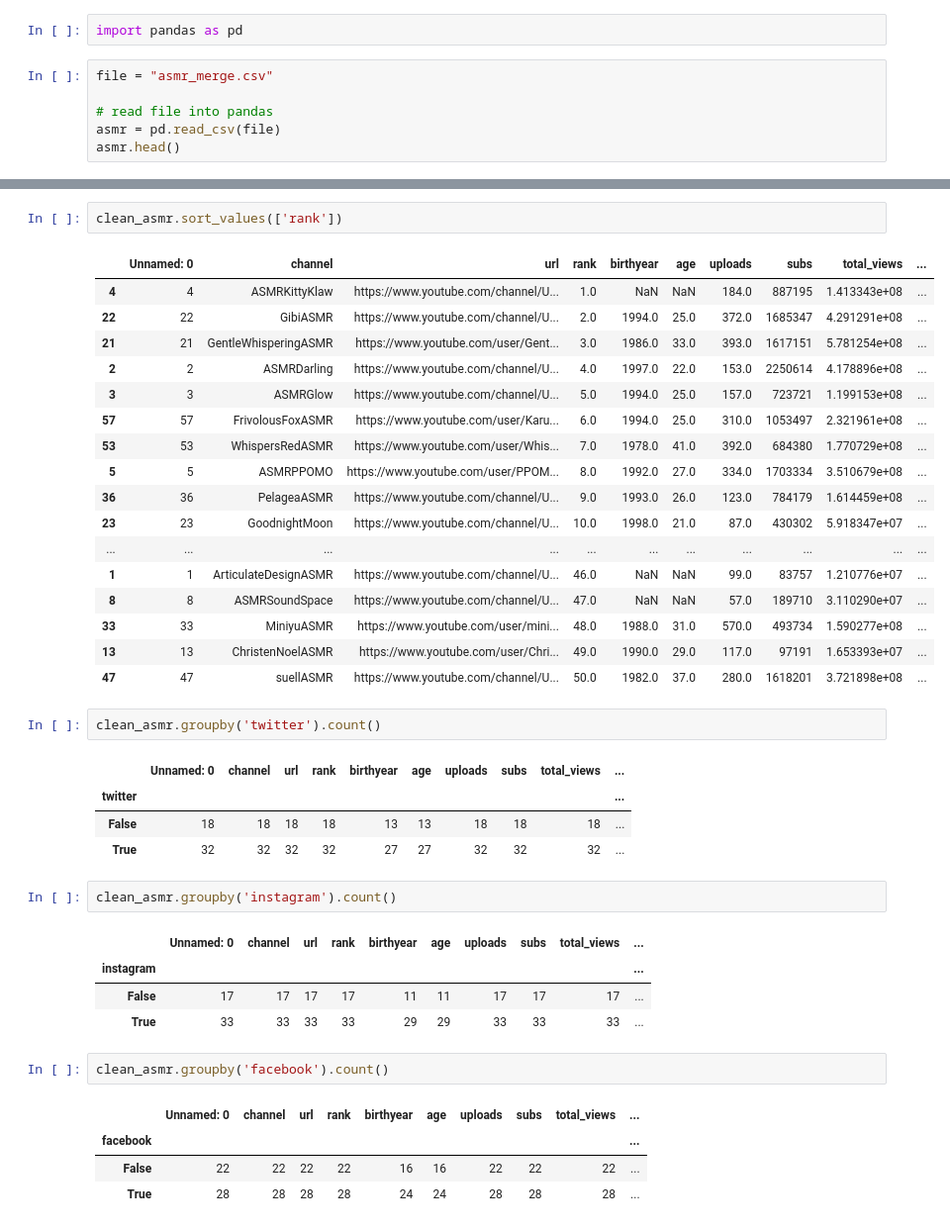
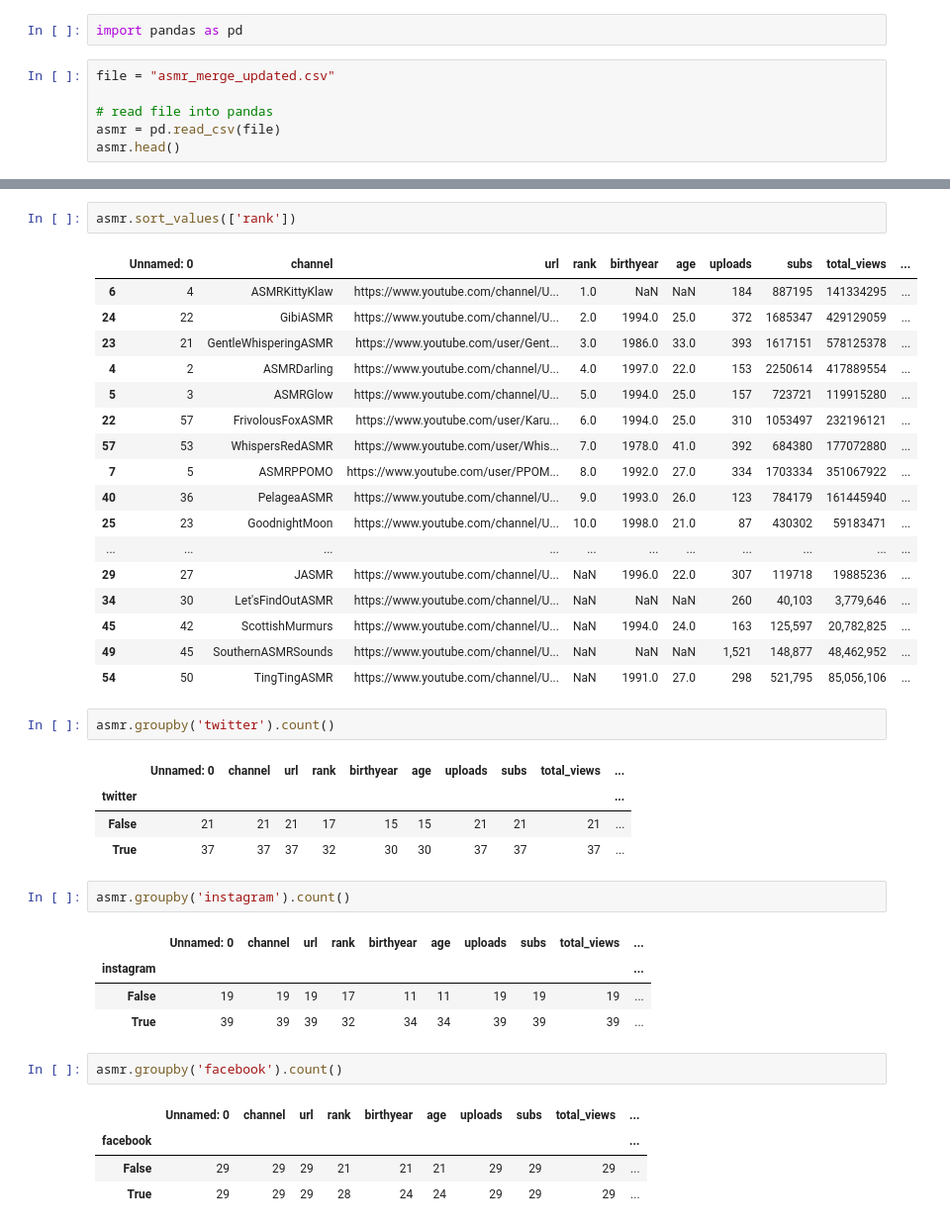
Before and after one commit to shortpoet/YouTube-Data-Analytics-and-Visualization, a Jupyter notebook: c3js/asmrAnalysis.ipynb, the cells around one changed output, grey strips where cells are left out. Shown at 99% size. Saved outputs shown, nothing was run; the diff lists cells and outputs as text.

```diff
--- a/c3js/asmrAnalysis.ipynb
+++ b/c3js/asmrAnalysis.ipynb
@@ -1,7 +1,7 @@
 # %%
 import pandas as pd
 # %%
-file = "asmr_merge.csv"
+file = "asmr_merge_updated.csv"
 
 # read file into pandas
 asmr = pd.read_csv(file)
@@ -63,42 +39,42 @@ dtype: int64
 # %%
-clean_asmr.sort_values(['rank'])
+asmr.sort_values(['rank'])
 # %% [output]
 |  | Unnamed: 0 | channel | url | rank | birthyear | age | uploads | subs | total_views | ... |
-| 4 | 4 | ASMRKittyKlaw | https://www.youtube.com/channel/U... | 1.0 | NaN | NaN | 184.0 | 887195 | 1.413343e+08 | ... |
-| 22 | 22 | GibiASMR | https://www.youtube.com/channel/U... | 2.0 | 1994.0 | 25.0 | 372.0 | 1685347 | 4.291291e+08 | ... |
-| 21 | 21 | GentleWhisperingASMR | https://www.youtube.com/user/Gent... | 3.0 | 1986.0 | 33.0 | 393.0 | 1617151 | 5.781254e+08 | ... |
-| 2 | 2 | ASMRDarling | https://www.youtube.com/channel/U... | 4.0 | 1997.0 | 22.0 | 153.0 | 2250614 | 4.178896e+08 | ... |
-| 3 | 3 | ASMRGlow | https://www.youtube.com/channel/U... | 5.0 | 1994.0 | 25.0 | 157.0 | 723721 | 1.199153e+08 | ... |
-| 57 | 57 | FrivolousFoxASMR | https://www.youtube.com/user/Karu... | 6.0 | 1994.0 | 25.0 | 310.0 | 1053497 | 2.321961e+08 | ... |
-| 53 | 53 | WhispersRedASMR | https://www.youtube.com/user/Whis... | 7.0 | 1978.0 | 41.0 | 392.0 | 684380 | 1.770729e+08 | ... |
-| 5 | 5 | ASMRPPOMO | https://www.youtube.com/user/PPOM... | 8.0 | 1992.0 | 27.0 | 334.0 | 1703334 | 3.510679e+08 | ... |
-| 36 | 36 | PelageaASMR | https://www.youtube.com/channel/U... | 9.0 | 1993.0 | 26.0 | 123.0 | 784179 | 1.614459e+08 | ... |
-| 23 | 23 | GoodnightMoon | https://www.youtube.com/channel/U... | 10.0 | 1998.0 | 21.0 | 87.0 | 430302 | 5.918347e+07 | ... |
+| 6 | 4 | ASMRKittyKlaw | https://www.youtube.com/channel/U... | 1.0 | NaN | NaN | 184 | 887195 | 141334295 | ... |
+| 24 | 22 | GibiASMR | https://www.youtube.com/channel/U... | 2.0 | 1994.0 | 25.0 | 372 | 1685347 | 429129059 | ... |
+| 23 | 21 | GentleWhisperingASMR | https://www.youtube.com/user/Gent... | 3.0 | 1986.0 | 33.0 | 393 | 1617151 | 578125378 | ... |
+| 4 | 2 | ASMRDarling | https://www.youtube.com/channel/U... | 4.0 | 1997.0 | 22.0 | 153 | 2250614 | 417889554 | ... |
+| 5 | 3 | ASMRGlow | https://www.youtube.com/channel/U... | 5.0 | 1994.0 | 25.0 | 157 | 723721 | 119915280 | ... |
+| 22 | 57 | FrivolousFoxASMR | https://www.youtube.com/user/Karu... | 6.0 | 1994.0 | 25.0 | 310 | 1053497 | 232196121 | ... |
+| 57 | 53 | WhispersRedASMR | https://www.youtube.com/user/Whis... | 7.0 | 1978.0 | 41.0 | 392 | 684380 | 177072880 | ... |
+| 7 | 5 | ASMRPPOMO | https://www.youtube.com/user/PPOM... | 8.0 | 1992.0 | 27.0 | 334 | 1703334 | 351067922 | ... |
+| 40 | 36 | PelageaASMR | https://www.youtube.com/channel/U... | 9.0 | 1993.0 | 26.0 | 123 | 784179 | 161445940 | ... |
+| 25 | 23 | GoodnightMoon | https://www.youtube.com/channel/U... | 10.0 | 1998.0 | 21.0 | 87 | 430302 | 59183471 | ... |
 | ... | ... | ... | ... | ... | ... | ... | ... | ... | ... | ... |
-| 1 | 1 | ArticulateDesignASMR | https://www.youtube.com/channel/U... | 46.0 | NaN | NaN | 99.0 | 83757 | 1.210776e+07 | ... |
-| 8 | 8 | ASMRSoundSpace | https://www.youtube.com/channel/U... | 47.0 | NaN | NaN | 57.0 | 189710 | 3.110290e+07 | ... |
-| 33 | 33 | MiniyuASMR | https://www.youtube.com/user/mini... | 48.0 | 1988.0 | 31.0 | 570.0 | 493734 | 1.590277e+08 | ... |
-| 13 | 13 | ChristenNoelASMR | https://www.youtube.com/user/Chri... | 49.0 | 1990.0 | 29.0 | 117.0 | 97191 | 1.653393e+07 | ... |
-| 47 | 47 | suellASMR | https://www.youtube.com/channel/U... | 50.0 | 1982.0 | 37.0 | 280.0 | 1618201 | 3.721898e+08 | ... |
+| 29 | 27 | JASMR | https://www.youtube.com/channel/U... | NaN | 1996.0 | 22.0 | 307 | 119718 | 19885236 | ... |
+| 34 | 30 | Let'sFindOutASMR | https://www.youtube.com/channel/U... | NaN | NaN | NaN | 260 | 40,103 | 3,779,646 | ... |
+| 45 | 42 | ScottishMurmurs | https://www.youtube.com/channel/U... | NaN | 1994.0 | 24.0 | 163 | 125,597 | 20,782,825 | ... |
+| 49 | 45 | SouthernASMRSounds | https://www.youtube.com/channel/U... | NaN | NaN | NaN | 1,521 | 148,877 | 48,462,952 | ... |
+| 54 | 50 | TingTingASMR | https://www.youtube.com/channel/U... | NaN | 1991.0 | 27.0 | 298 | 521,795 | 85,056,106 | ... |
 # %%
-clean_asmr.groupby('twitter').count()
+asmr.groupby('twitter').count()
 # %% [output]
 |  | Unnamed: 0 | channel | url | rank | birthyear | age | uploads | subs | total_views | ... |
 | twitter |  |  |  |  |  |  |  |  |  | ... |
-| False | 18 | 18 | 18 | 18 | 13 | 13 | 18 | 18 | 18 | ... |
-| True | 32 | 32 | 32 | 32 | 27 | 27 | 32 | 32 | 32 | ... |
+| False | 21 | 21 | 21 | 17 | 15 | 15 | 21 | 21 | 21 | ... |
+| True | 37 | 37 | 37 | 32 | 30 | 30 | 37 | 37 | 37 | ... |
 # %%
-clean_asmr.groupby('instagram').count()
+asmr.groupby('instagram').count()
 # %% [output]
 |  | Unnamed: 0 | channel | url | rank | birthyear | age | uploads | subs | total_views | ... |
 | instagram |  |  |  |  |  |  |  |  |  | ... |
-| False | 17 | 17 | 17 | 17 | 11 | 11 | 17 | 17 | 17 | ... |
-| True | 33 | 33 | 33 | 33 | 29 | 29 | 33 | 33 | 33 | ... |
+| False | 19 | 19 | 19 | 17 | 11 | 11 | 19 | 19 | 19 | ... |
+| True | 39 | 39 | 39 | 32 | 34 | 34 | 39 | 39 | 39 | ... |
 # %%
-clean_asmr.groupby('facebook').count()
+asmr.groupby('facebook').count()
 # %% [output]
 |  | Unnamed: 0 | channel | url | rank | birthyear | age | uploads | subs | total_views | ... |
 | facebook |  |  |  |  |  |  |  |  |  | ... |
-| False | 22 | 22 | 22 | 22 | 16 | 16 | 22 | 22 | 22 | ... |
-| True | 28 | 28 | 28 | 28 | 24 | 24 | 28 | 28 | 28 | ... |
+| False | 29 | 29 | 29 | 21 | 21 | 21 | 29 | 29 | 29 | ... |
+| True | 29 | 29 | 29 | 28 | 24 | 24 | 29 | 29 | 29 | ... |
 # %%
```
Also changed, not shown: parts of 4 cells of this notebook, 2 other files.
